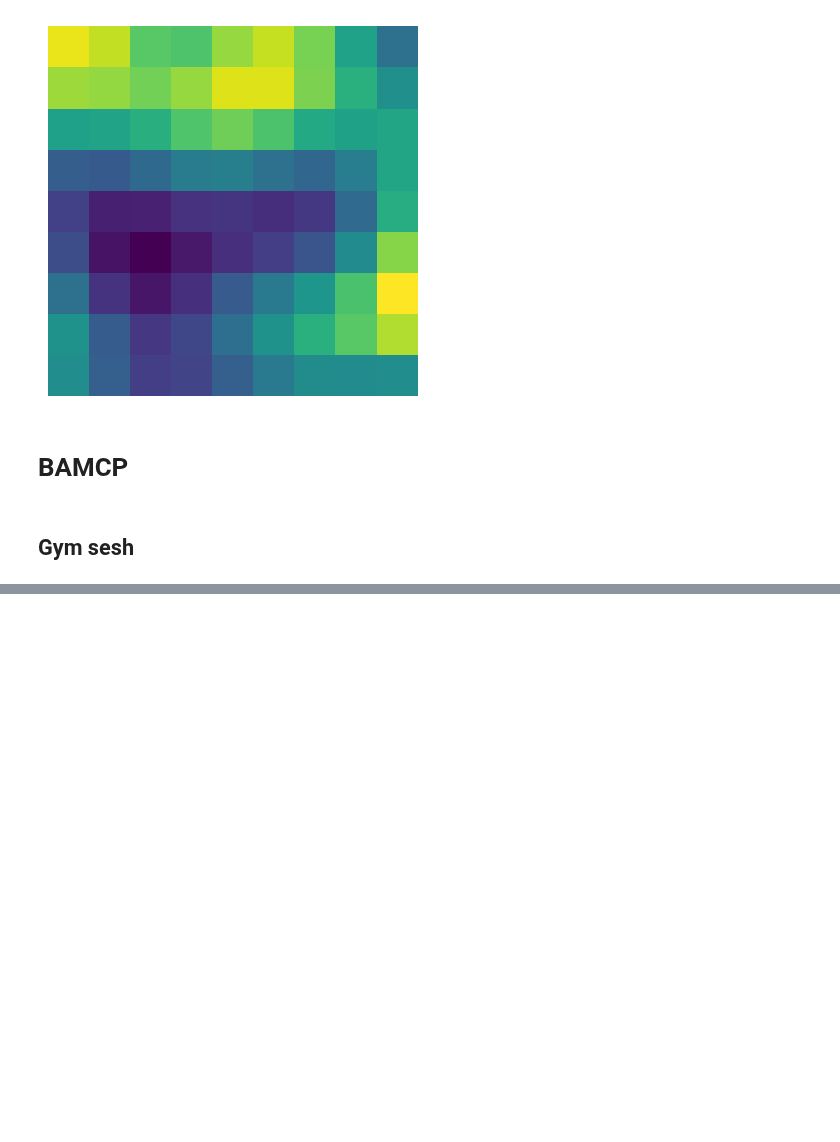
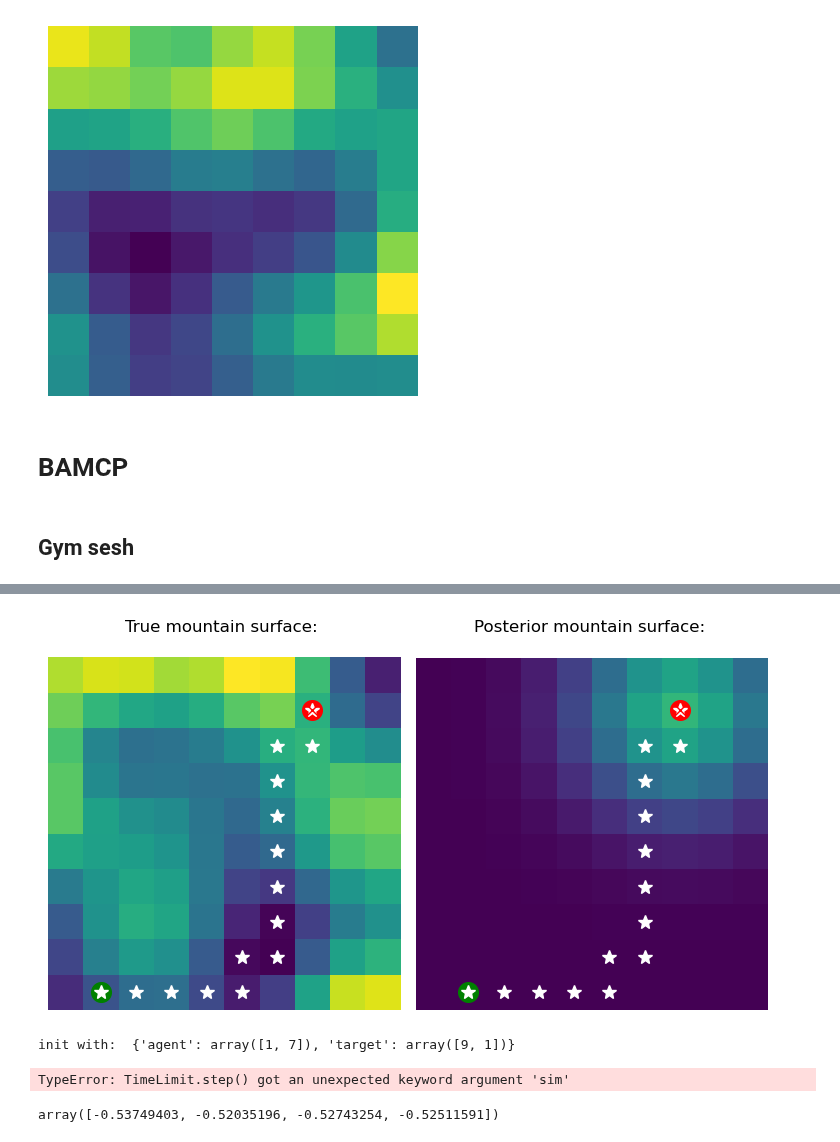
Before and after one commit to tgham/context_exploration, a Jupyter notebook: GP_worlds.ipynb, the cells around one changed output, grey strips where cells are left out. Drawn from its saved outputs; the diff is of its cells as text; code cells hidden in the pictures; blank space fills up the shorter version.

```diff
--- a/GP_worlds.ipynb
+++ b/GP_worlds.ipynb
@@ -1015,15 +934,0 @@ KeyboardInterrupt:
-# %%
-random.seed(2)
-env = make_env(N, params, metric, true_k, inf_k, render_mode=None)
-tree = Tree()
-MCTS = MonteCarloTreeSearch(env=env, tree=tree)
-steps = 10
-
-for _ in range(0, steps):
-    env.reset()
-    node = MCTS.tree_policy()
-    reward = MCTS.rollout_policy(node)
-    MCTS.backward(node, reward)
-
-MCTS.tree.show()
-MCTS.forward()
@@ -1048,0 +935,52 @@ AssertionError:
+# %%
+## initialise the env and plot
+true_k = 'rbf_x'
+true_k = 'rbf'
+# true_k = 'periodic_y'
+# inf_k = 'weighted'
+inf_k = 'known'
+N = 10
+metric = 'cityblock'
+# metric = 'chebyshev'
+r_noise = 0.025
+random.seed(2)
+env = make_env(N, params, metric, true_k, inf_k, render_mode='MCTS', r_noise=r_noise)
+observation, info = env.reset()
+terminated=False
+
+
+## init MCTS
+for i in range(10):
+    tree = Tree()
+    MCTS = MonteCarloTreeSearch(env=env, tree=tree)
+    n_sims = 5
+
+    ## tree search
+    for t in tqdm(range(0, n_sims)):
+        node = MCTS.tree_policy()
+        reward = MCTS.rollout_policy(node)
+        MCTS.backward(node, reward)
+    env.sim=False
+    MCTS.env.sim=False
+
+    ## get the simulated long-term costs of adjacent states
+    current_children = MCTS.tree.children(MCTS.tree.root)
+    MCTS_estimates = np.zeros(4)+ np.nan
+    for child in current_children:
+        MCTS_estimates[child.action] = child.performance
+
+    action = env.balanced_policy(observation['agent'], observation['target'], MCTS_estimates = MCTS_estimates, eps = eps, alpha = alpha)
+    observation, reward, terminated, truncated, info = env.step(action)
+
+
+
+# MCTS.tree.show()
+# MCTS.forward()
+# %% [output]
+[figure, added]
+init with:  {'agent': array([1, 7]), 'target': array([9, 1])}
+TypeError: TimeLimit.step() got an unexpected keyword argument 'sim'
+# %%
+options
+# %% [output]
+array([-0.53749403, -0.52035196, -0.52743254, -0.52511591])
```
Also changed, not shown: parts of 7 cells of this notebook, 4 other files.
